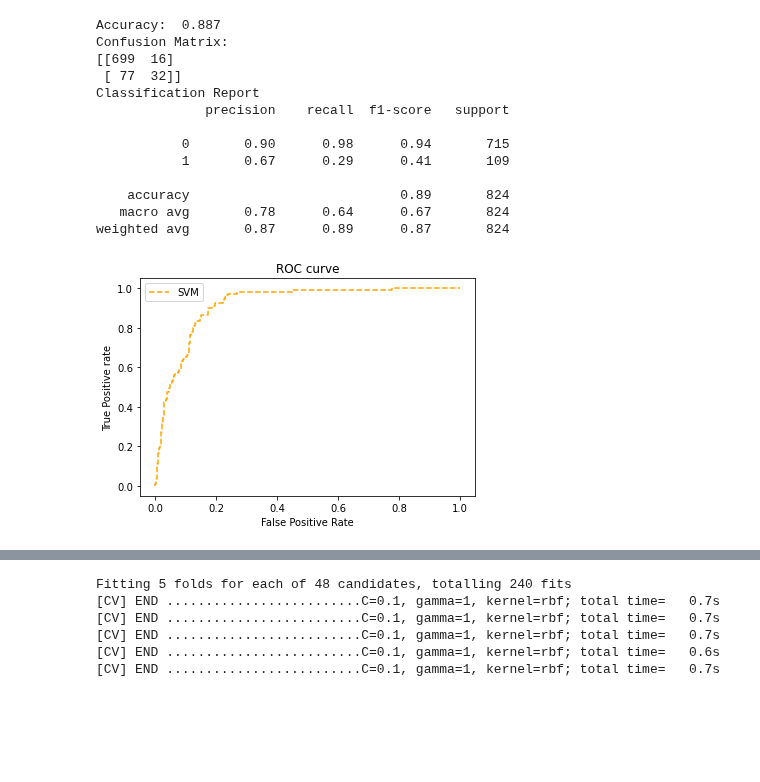
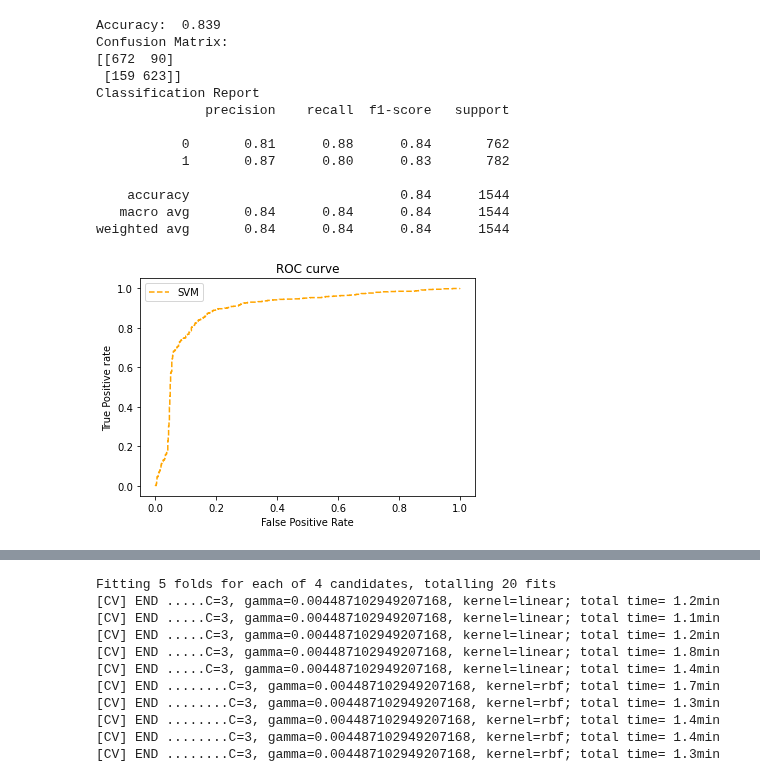
Before and after one commit to aojudo/seminar-marketing, a Jupyter notebook: SVM.ipynb, the cells around one changed output, grey strips where cells are left out. Drawn from its saved outputs; the diff is of its cells as text; code cells hidden in the pictures; blank space fills up the shorter version.

```diff
--- a/SVM.ipynb
+++ b/SVM.ipynb
@@ -18,6 +20,11 @@ from sklearn.model_selection import RandomizedSearchCV
 # %%
 #Reading the file and splitting our target column
-df = pd.read_csv (r'bank-additional.csv', sep = ';', engine= 'python')
+df = pd.read_csv (r'bank-additional-full.csv', sep = ';', engine= 'python')
+
+#categories_filter = ['job','marital','education','default','housing','loan','contact','month','day_of_week','poutcome']
+
+#for x in categories_filter:
+#    df.drop(df.index[df[x] == 'unknown'], inplace=True)
 
 tussen = df[["y"]]
 target = tussen.copy()
@@ -25,7 +32,7 @@ df.drop(df.columns[len(df.columns)-1], axis=1, inplace=True)
 
 #Encoding all the catergorical variables and deleting them from the old dataframe
 categories = ['marital','education','default','housing','loan','contact','month','day_of_week','poutcome']
-df_encoded = pd.get_dummies(df['job'], prefix='job', drop_first=False)
+df_encoded = pd.get_dummies(df['job'], prefix='job', drop_first=True)
 df_encoded.insert(0, 'ID', range(0, len(df_encoded)))
 del df['job']
 
@@ -39,11 +46,17 @@ df.insert(0, 'ID', range(0, len(df)))
 features = pd.merge(df_encoded, df, on = 'ID', how = 'outer')
 y = pd.get_dummies(target, drop_first=True)
 del features['ID']
+# %%
+undersample = NearMiss(version=1, n_neighbors_ver3=3)
+features, y = undersample.fit_resample(features, y)
 # %%
 train_features, test_features, train_targets, test_targets = train_test_split(features, y.values.ravel(), test_size=0.2,
                                                                                   random_state=23)
+gamma = pow(2,-7.8)
+c=3
+
 #SVM Classifier
-classifier = svm.SVC(kernel = 'linear', probability=True)
+classifier = svm.SVC(C= c ,kernel = 'rbf', gamma = gamma, probability=True)
 classifier.fit(train_features, train_targets)
 
 predictions = classifier.predict(test_features)
@@ -61,39 +74,39 @@ print(classification_report(test_targets, predictions))
 #Beginning the plotting of ROC-curve
 pred_prob = classifier.predict_proba(test_features)
 fpr, tpr, thresh = roc_curve(test_targets, pred_prob[:,1], pos_label=1)
 
 #Plot roc curves
 plt.plot(fpr, tpr, linestyle='--',color='orange', label='SVM')
 
 # title
 plt.title('ROC curve')
 # x label
 plt.xlabel('False Positive Rate')
 # y label
 plt.ylabel('True Positive rate')
 
 plt.legend(loc='best')
 plt.savefig('ROC',dpi=300)
 plt.show();
 
 #AUC Score
 auc_score = roc_auc_score(test_targets, pred_prob[:,1])
 print("AUC Score: " + str(np.round(auc_score , 3)))
 
 #Log-loss function
 print("Log-Loss: " + str(np.round(log_loss(test_targets, predictions),3)))
 # %% [output]
-Accuracy:  0.887
+Accuracy:  0.839
 Confusion Matrix:
-[[699  16]
- [ 77  32]]
+[[672  90]
+ [159 623]]
 Classification Report
               precision    recall  f1-score   support
 
-           0       0.90      0.98      0.94       715
-           1       0.67      0.29      0.41       109
+           0       0.81      0.88      0.84       762
+           1       0.87      0.80      0.83       782
 
-    accuracy                           0.89       824
-   macro avg       0.78      0.64      0.67       824
-weighted avg       0.87      0.89      0.87       824
+    accuracy                           0.84      1544
+   macro avg       0.84      0.84      0.84      1544
+weighted avg       0.84      0.84      0.84      1544
-[figure, old version]
+[figure, new version]
@@ -102,6 +115,6 @@ Log-Loss: 3.898
 # %%
-param_grid = {'C': [0.1,1, 10, 100], 'gamma': [1,0.1,0.01,0.001],'kernel': ['rbf', 'poly', 'sigmoid']}
-grid = RandomizedSearchCV(SVC(),param_grid,refit=True,verbose=2)
+param_grid = {'C': [3], 'gamma': [pow(2,-7.8)],'kernel': ['linear','rbf', 'poly', 'sigmoid']}
+grid = GridSearchCV(SVC(),param_grid,refit=True,verbose=2)
 grid.fit(train_features,train_targets)
 print(grid.best_estimator_)
 
@@ -109,9 +122,14 @@ grid_predictions = grid.predict(test_features)
 print(confusion_matrix(test_targets,grid_predictions))
 print(classification_report(test_targets,grid_predictions))
 # %% [output]
-Fitting 5 folds for each of 48 candidates, totalling 240 fits
-[CV] END .........................C=0.1, gamma=1, kernel=rbf; total time=   0.7s
-[CV] END .........................C=0.1, gamma=1, kernel=rbf; total time=   0.7s
-[CV] END .........................C=0.1, gamma=1, kernel=rbf; total time=   0.7s
-[CV] END .........................C=0.1, gamma=1, kernel=rbf; total time=   0.6s
-[CV] END .........................C=0.1, gamma=1, kernel=rbf; total time=   0.7s
+Fitting 5 folds for each of 4 candidates, totalling 20 fits
+[CV] END .....C=3, gamma=0.004487102949207168, kernel=linear; total time= 1.2min
+[CV] END .....C=3, gamma=0.004487102949207168, kernel=linear; total time= 1.1min
+[CV] END .....C=3, gamma=0.004487102949207168, kernel=linear; total time= 1.2min
+[CV] END .....C=3, gamma=0.004487102949207168, kernel=linear; total time= 1.8min
+[CV] END .....C=3, gamma=0.004487102949207168, kernel=linear; total time= 1.4min
+[CV] END ........C=3, gamma=0.004487102949207168, kernel=rbf; total time= 1.7min
+[CV] END ........C=3, gamma=0.004487102949207168, kernel=rbf; total time= 1.3min
+[CV] END ........C=3, gamma=0.004487102949207168, kernel=rbf; total time= 1.4min
+[CV] END ........C=3, gamma=0.004487102949207168, kernel=rbf; total time= 1.4min
+[CV] END ........C=3, gamma=0.004487102949207168, kernel=rbf; total time= 1.3min
```
Also changed, not shown: parts of 2 cells of this notebook, 2 other files.
